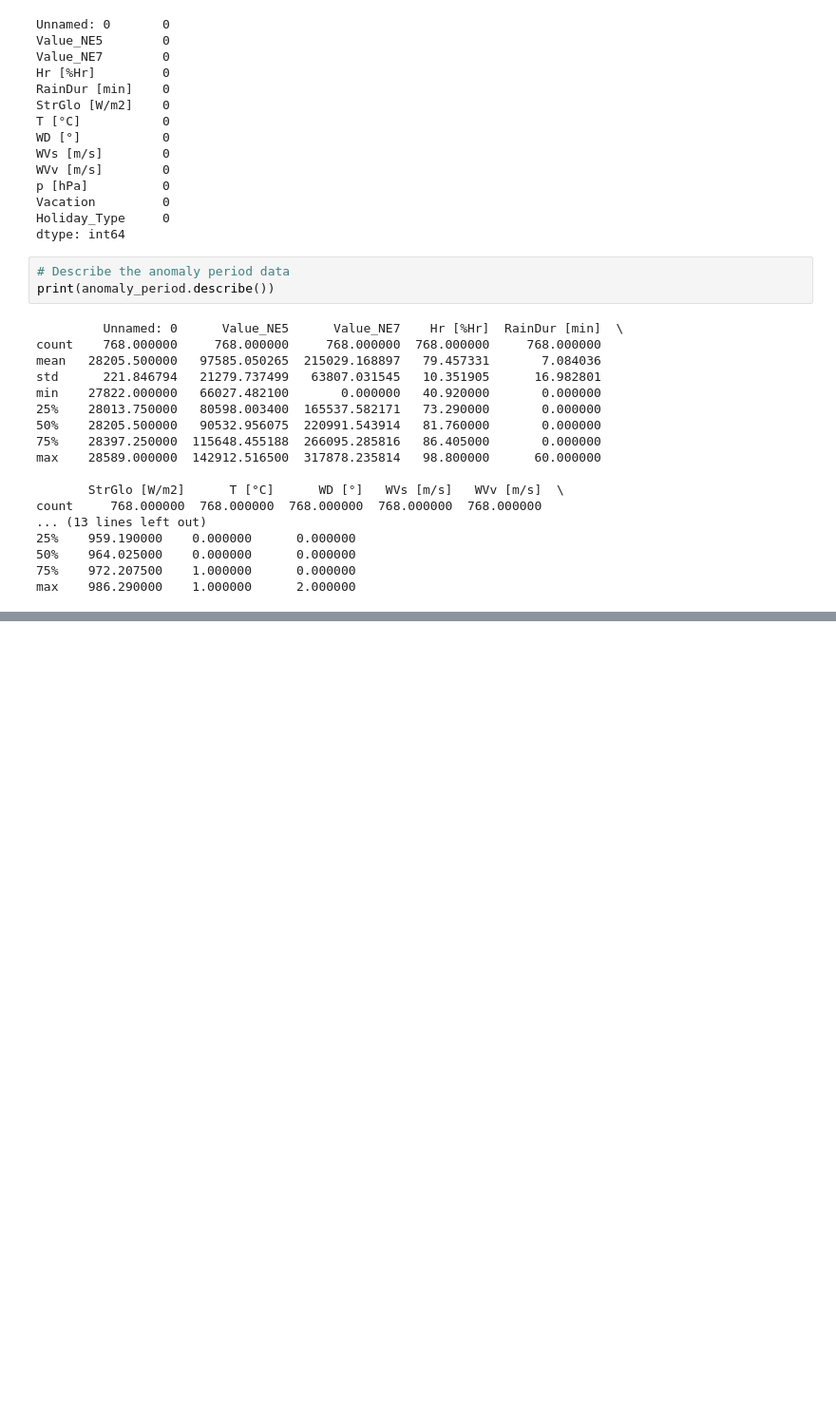
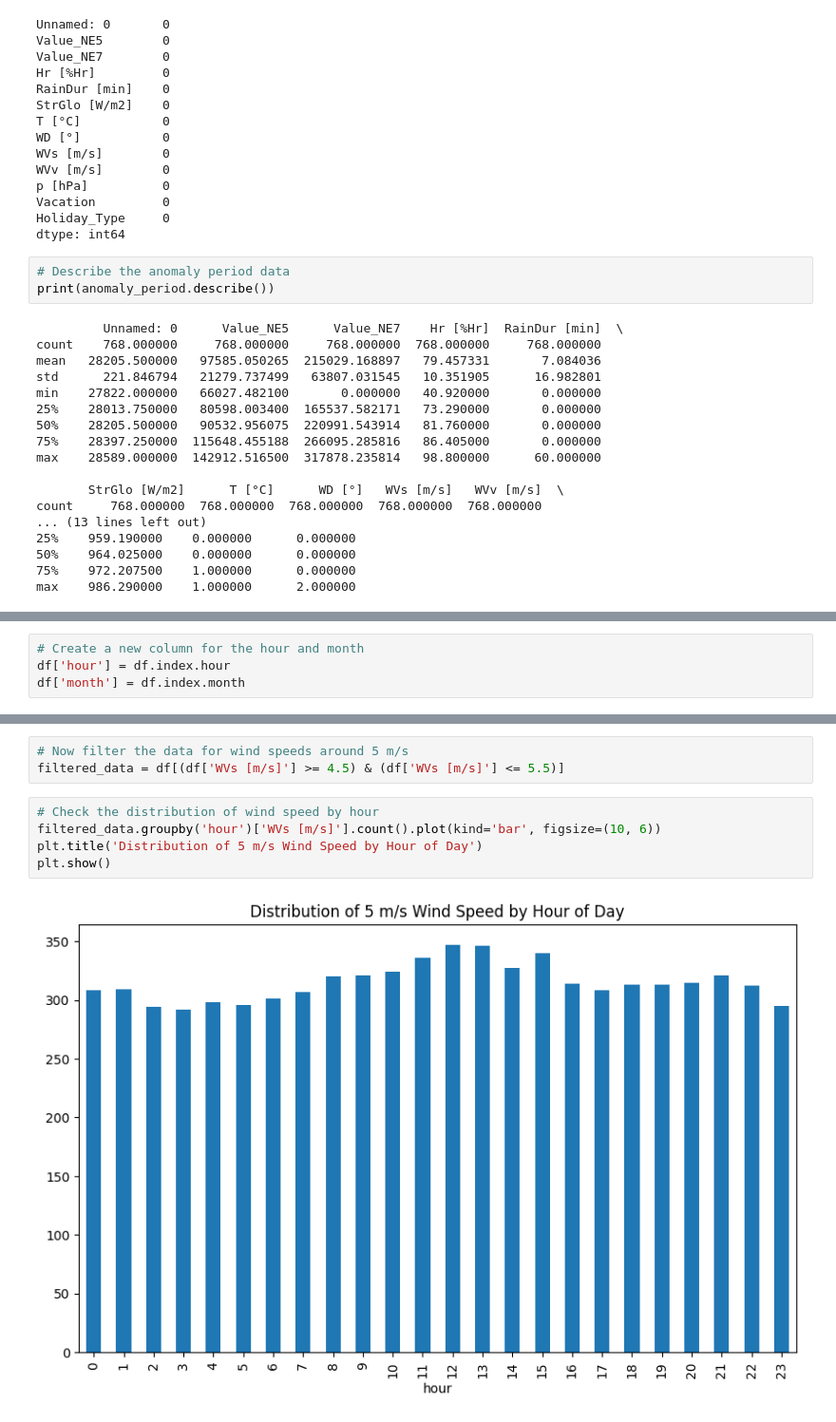
Before and after one commit to d-sbrgr/DSPRO1-power-prediction, a Jupyter notebook: data_exploration/data_exploration.ipynb, the cells around one changed output, grey strips where cells are left out. Shown at 95% size. Saved outputs shown, nothing was run; the diff lists cells and outputs as text; blank space fills up the shorter version.

```diff
--- a/data_exploration/data_exploration.ipynb
+++ b/data_exploration/data_exploration.ipynb
@@ -185,0 +221,4 @@ max    986.290000    1.000000      2.000000
+# %%
+# Create a new column for the hour and month
+df['hour'] = df.index.hour
+df['month'] = df.index.month
@@ -185,0 +233,10 @@ max    986.290000    1.000000      2.000000
+# %%
+# Now filter the data for wind speeds around 5 m/s
+filtered_data = df[(df['WVs [m/s]'] >= 4.5) & (df['WVs [m/s]'] <= 5.5)]
+# %%
+# Check the distribution of wind speed by hour
+filtered_data.groupby('hour')['WVs [m/s]'].count().plot(kind='bar', figsize=(10, 6))
+plt.title('Distribution of 5 m/s Wind Speed by Hour of Day')
+plt.show()
+# %% [output]
+[figure, added]
```
Also changed, not shown: parts of 5 cells of this notebook.
